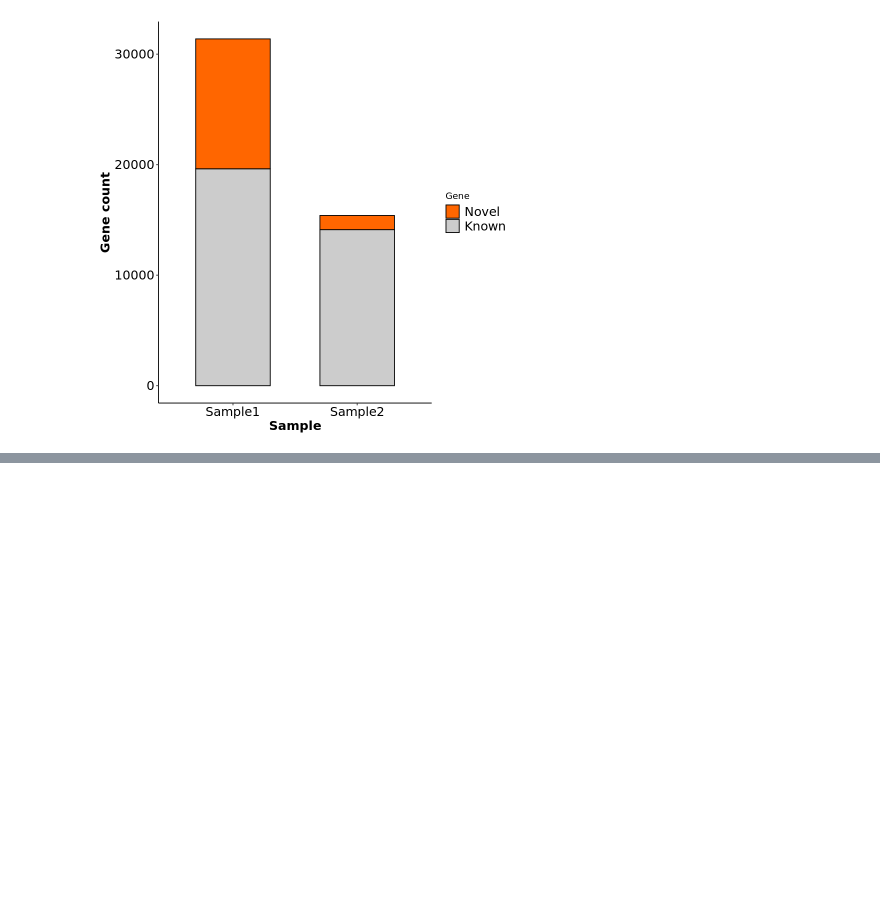
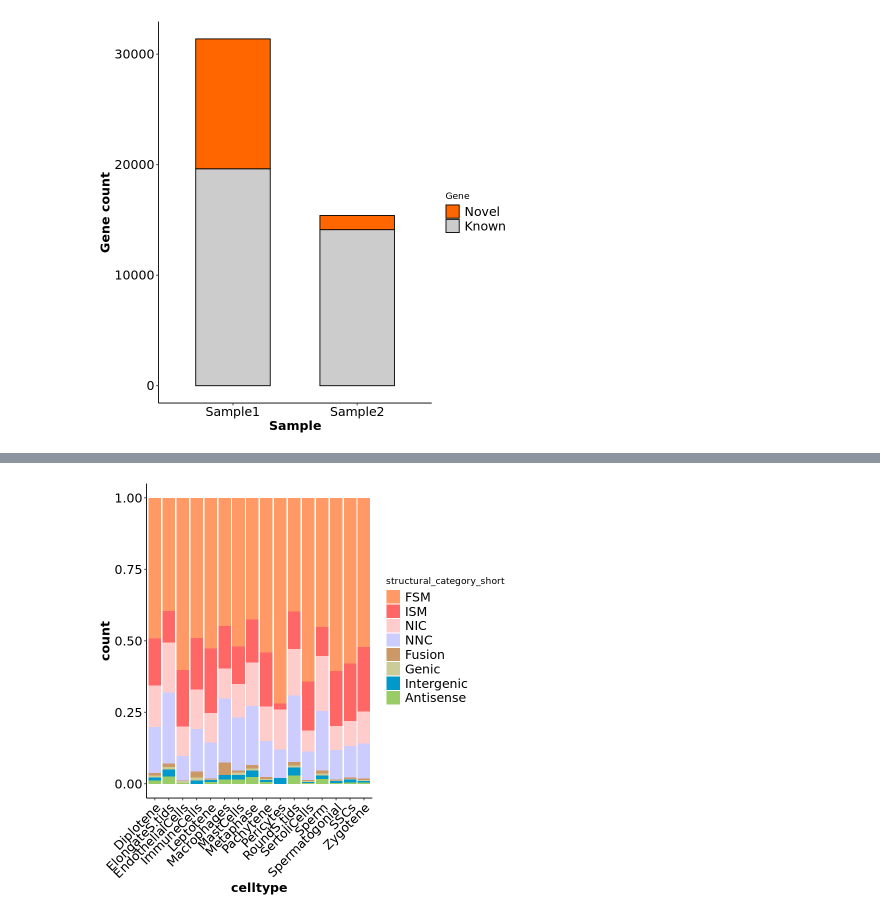
Before and after one commit to singleron-RD/Pacbio_Analysis, a Jupyter notebook: notebooks/Statistics_of_sequence_features.ipynb, the cells around one changed output, grey strips where cells are left out. Cells and saved outputs as stored; diff of their text form; code cells hidden in the pictures; blank space fills up the shorter version.

```diff
--- a/notebooks/Statistics_of_sequence_features.ipynb
+++ b/notebooks/Statistics_of_sequence_features.ipynb
@@ -194,0 +210,16 @@ readr::write_tsv(sample2_df,paste0(outdir,"/sample2.iso.tsv"))
+# %%
+color_cate = c("#FF9966","#FF6666","#FFCCCC","#CCCCFF","#CC9966","#CCCC99","#0099CC","#99CC66")
+ggplot(sample_df,aes(x = celltype,fill = structural_category_short ))+
+geom_bar(position = "fill")+
+scale_fill_manual(values = color_cate)+
+theme_classic()+
+theme(
+        axis.text.x=element_text(color = "black", size=15,angle = 45,hjust = 1,vjust =1),
+        axis.text.y=element_text(color = "black", size=15),
+        axis.title.x=element_text(color = "black", size = 15,face = "bold"),
+        axis.title.y=element_text(color = "black", size = 15,face = "bold"),
+        legend.text = element_text(color = "black", size=15)
+    )->p
+p
+# %% [output]
+[figure, added]
```
Also changed, not shown: parts of 20 cells of this notebook.
